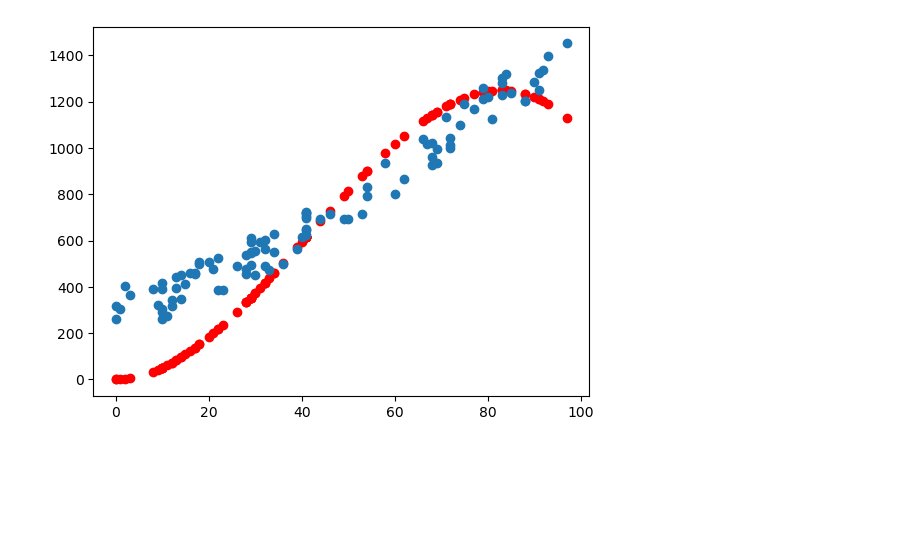
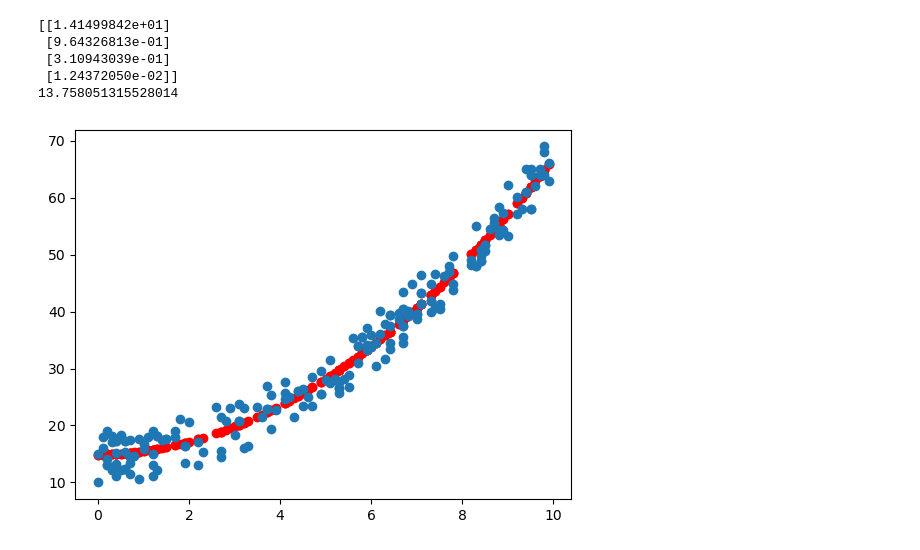
Before and after one commit to Friscobuffo/machine_learning, a Jupyter notebook: multiple-regression.ipynb, the cells around one changed output. Cells and saved outputs as stored; diff of their text form; code cells hidden in the pictures; blank space fills up the shorter version.

```diff
--- a/multiple-regression.ipynb
+++ b/multiple-regression.ipynb
@@ -1,9 +1,9 @@
 # %%
 import numpy as np
 import matplotlib.pyplot as plt
-n=100
-X = np.random.randint(0, 100, (n,1))
-Y = X**1.5 + 2*X + np.random.randint(200, 400, (n,1))
+n=200
+X = np.random.randint(0, 100, (n,1))/10
+Y = 0.5*X**2 + 0.3*X + np.random.randint(10,20, (n,1))
 plt.scatter(X, Y)
 plt.show()
 # %% [output]
@@ -14,10 +14,10 @@ features = np.array([lambda _: 1,
                      lambda x: x**2,
                      lambda x: x**3])
 # %%
-alpha  = 0.00000000000011
+alpha  = 0.000001
 W = np.zeros((len(features),1))
-epochs = 1000
-for _ in range(10000):
+epochs = 90000
+for _ in range(epochs):
     phi = np.matrix([[f(x) for f in features] for [x] in X])
     phi_w = np.matmul(phi, W)
     error = Y - phi_w
@@ -33,0 +28,24 @@ nan
+# %%
+from math import isnan
+alpha  = 1
+keepGoing = True
+while keepGoing:
+    print("trying with alpha =", alpha)
+    W = np.zeros((len(features),1))
+    norm = 1
+    while norm>0.1:
+        phi = np.matrix([[f(x) for f in features] for [x] in X])
+        phi_w = np.matmul(phi, W)
+        error = Y - phi_w
+        gradient = -2 * np.matmul(phi.T, error)
+        norm = np.linalg.norm(gradient)
+        W -= alpha * gradient
+        if isnan(norm):
+            break
+    if norm<=0.1:
+        keepGoing = False
+    else:
+        print("alpha is too big\n")
+        alpha /= 2
+print("\nweights vector: ", W)
+print("gradient size:", np.linalg.norm(gradient))
@@ -34,7 +80,17 @@ nan
+# %%
+print(W)
+print(norm)
+# %% [output]
+[[1.41499842e+01]
+ [9.64326813e-01]
+ [3.10943039e-01]
+ [1.24372050e-02]]
+13.758051315528014
 # %%
 Z = [sum([w*f(x) for w,f in zip(W,features)]) for x in X]
-plt.scatter(X, Z, color="red")
+plt.scatter(X, Z, c
+            olor="red")
 plt.scatter(X, Y)
 plt.show()
 # %% [output]
-[figure, old version]
+[figure, new version]
```
Also changed, not shown: parts of 3 cells of this notebook, 4 other files.
